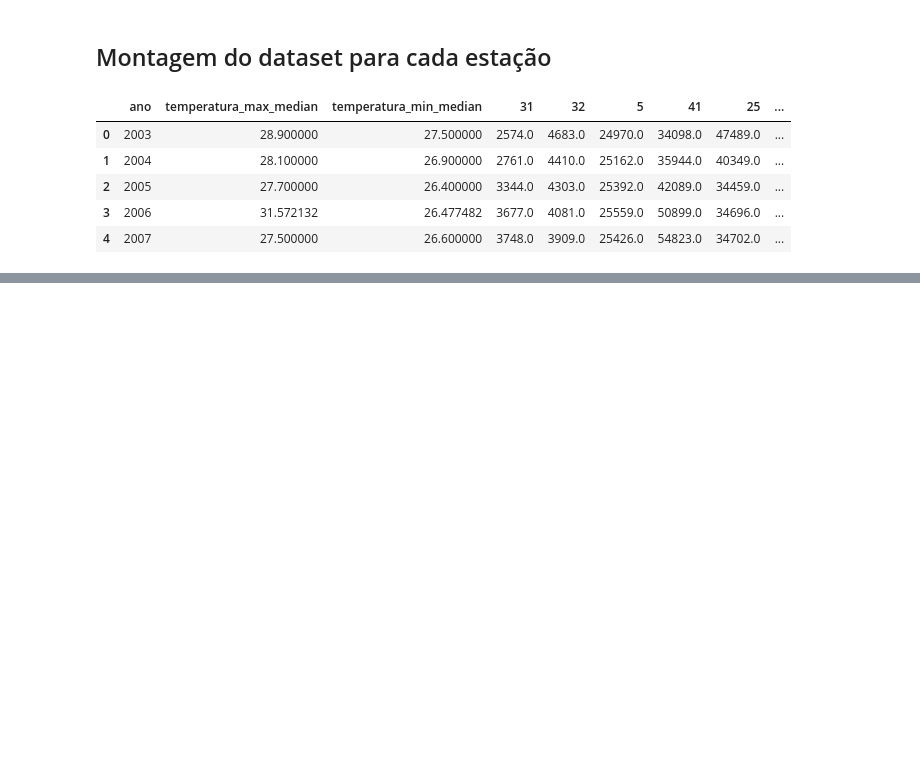
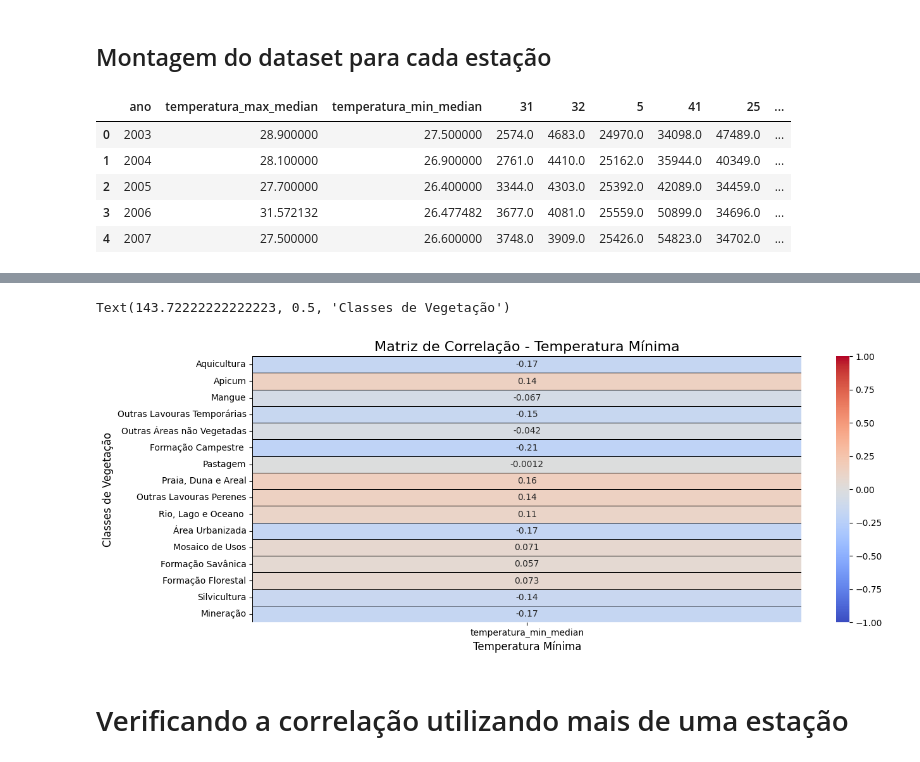
Before and after one commit to ArthurrCr/Projeto_PDI_, a Jupyter notebook: notebooks/primeira_abordagem.ipynb, the cells around one changed output, grey strips where cells are left out. Saved outputs shown, nothing was run; the diff lists cells and outputs as text; code cells hidden in the pictures; blank space fills up the shorter version.

```diff
--- a/notebooks/primeira_abordagem.ipynb
+++ b/notebooks/primeira_abordagem.ipynb
@@ -780,0 +670,13 @@ dtype: float64
+# %%
+# Heatmap para Temperatura Mínima
+plt.figure(figsize=(14, 12))
+plt.subplot(2, 1, 2)
+sns.heatmap(correlation_min, annot=True, cmap='coolwarm', vmin=-1, vmax=1, linewidths=0.5, linecolor='black')
+plt.title('Matriz de Correlação - Temperatura Mínima', fontsize=16)
+plt.xlabel('Temperatura Mínima', fontsize=12)
+plt.ylabel('Classes de Vegetação', fontsize=12)
+# %% [output]
+Text(143.72222222222223, 0.5, 'Classes de Vegetação')
+[figure, added]
+# %% [markdown]
+# Verificando a correlação utilizando mais de uma estação
```
Also changed, not shown: parts of 63 cells of this notebook, 1 other file.
